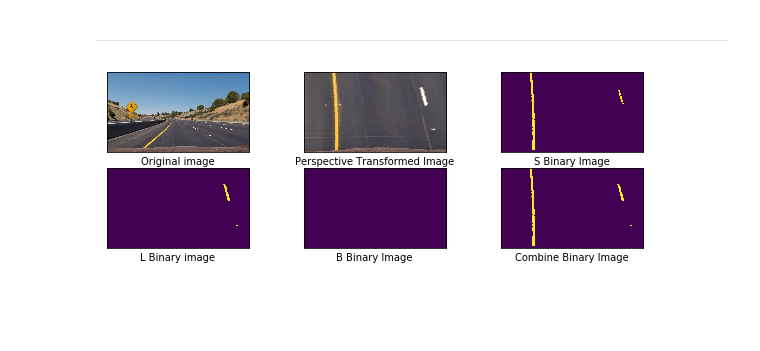
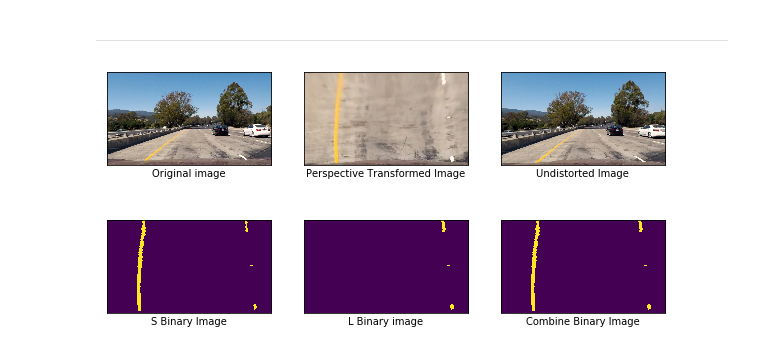
Before and after one commit to peterhwang2010/CarND-Advanced_lane_lines, a Jupyter notebook: advanced_lane_lines.ipynb, the cells around one changed output. Saved outputs shown, nothing was run; the diff lists cells and outputs as text; code cells hidden in the pictures; blank space fills up the shorter version.

```diff
--- a/advanced_lane_lines.ipynb
+++ b/advanced_lane_lines.ipynb
@@ -143,14 +144,13 @@ def combine_binary(s_binary, l_binary):
     binary[(l_binary == 1) | (s_binary == 1)] = 1
     return binary
 # %%
-img = mpimg.imread('test_images/test2.jpg')
+img = mpimg.imread('test_images/test1.jpg')
 undistorted_img = undistort_camera(img_point, obj_point, img)
 perspective_transform_img = transform_perspective(undistorted_img)
 
 s_binary = s_channel(perspective_transform_img, 180, 255)
 l_binary = l_channel(perspective_transform_img, 225, 255)
-b_binary = b_channel(perspective_transform_img, 155, 200)
-combine_binary = combine_binary(s_binary, l_binary, b_binary)
+combine_binary = combine_binary(s_binary, l_binary)
 
 plt.figure(figsize=(10,5))
 plt.subplot(2, 3, 1)
@@ -161,33 +161,33 @@ plt.yticks([], [])
 
 plt.subplot(2, 3, 2)
 plt.imshow(perspective_transform_img)
 plt.xlabel('Perspective Transformed Image')
 plt.xticks([], [])
 plt.yticks([], [])
 
 plt.subplot(2, 3, 3)
 plt.imshow(undistorted_img)
 plt.xlabel('Undistorted Image')
 plt.xticks([], [])
 plt.yticks([], [])
 
-plt.subplot(2, 3, 3)
+plt.subplot(2, 3, 4)
 plt.imshow(s_binary)
 plt.xlabel('S Binary Image')
 plt.xticks([], [])
 plt.yticks([], [])
 
-plt.subplot(2, 3, 4)
+plt.subplot(2, 3, 5)
 plt.imshow(l_binary)
 plt.xlabel('L Binary image')
 plt.xticks([], [])
 plt.yticks([], [])
 
 plt.subplot(2, 3, 6)
 plt.imshow(combine_binary)
 plt.xlabel('Combine Binary Image')
 plt.xticks([], [])
 plt.yticks([], [])
 plt.show()
 # %% [output]
-[figure, old version]
+[figure, new version]
```
Also changed, not shown: parts of 7 cells of this notebook.
